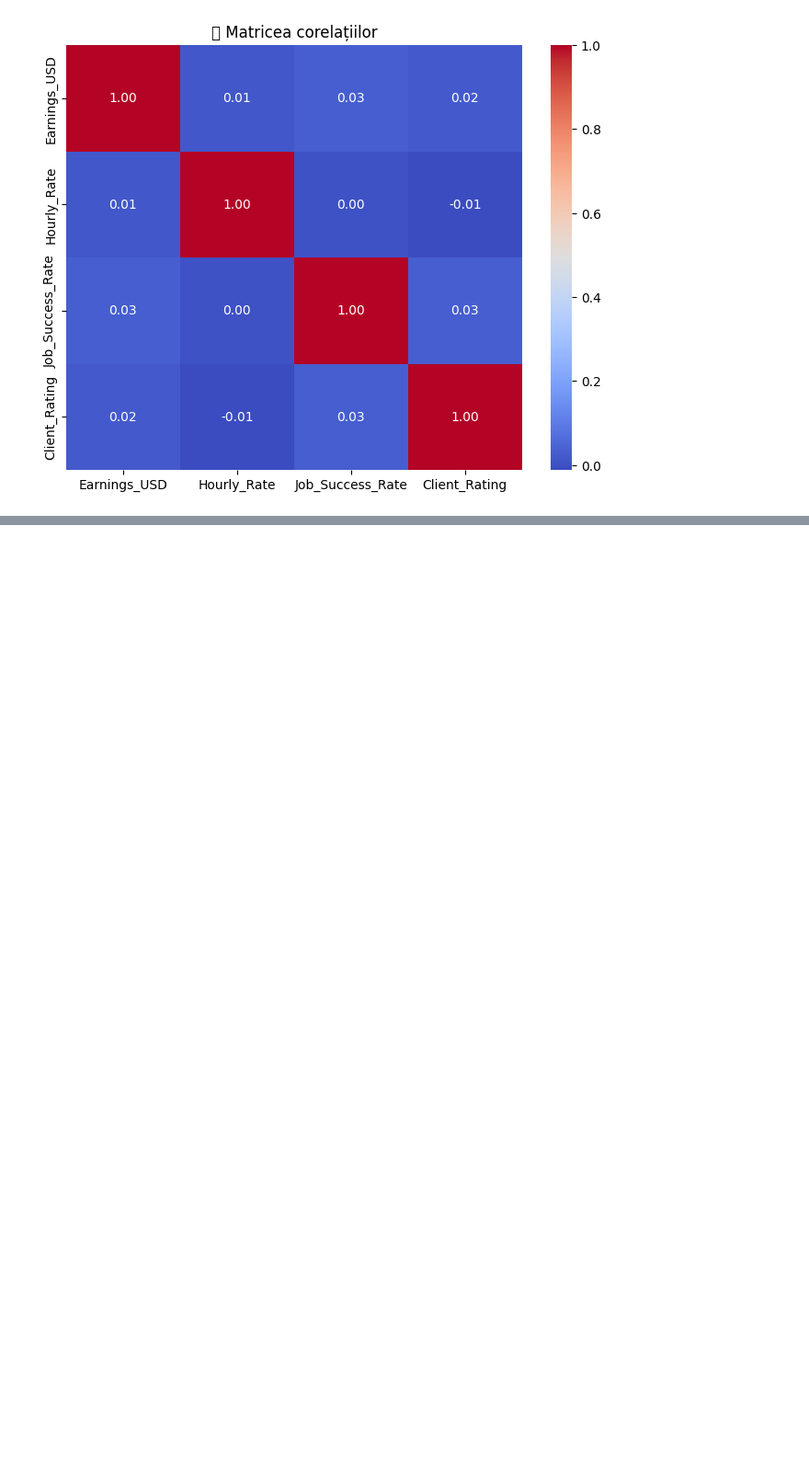
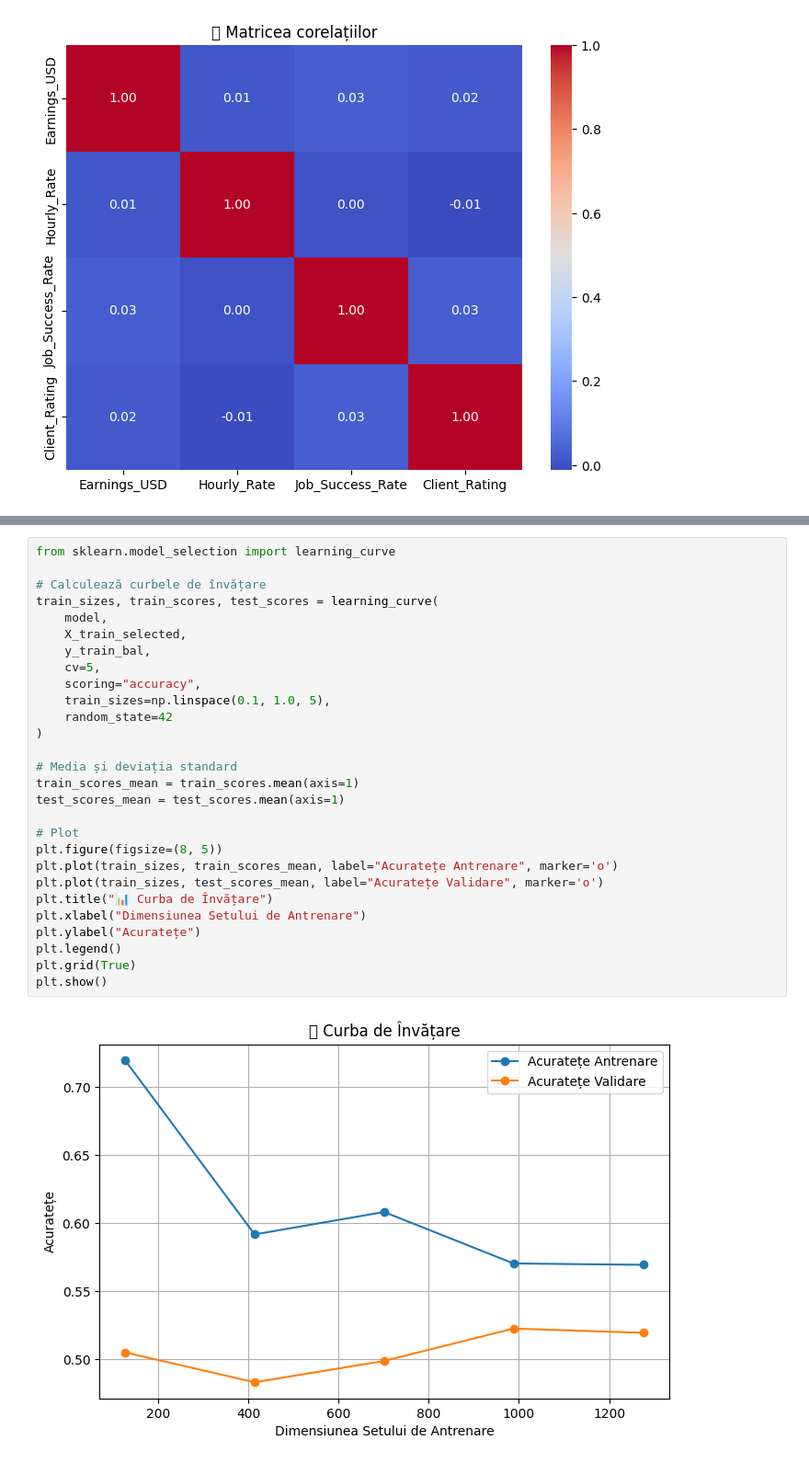
Before and after one commit to nicolaeee/IA---Google-Colab, a Jupyter notebook: IA.ipynb, the cells around one changed output, grey strips where cells are left out. Shown: that part at 92% size. Drawn from its saved outputs; the diff is of its cells as text; blank space fills up the shorter version.

```diff
--- a/IA.ipynb
+++ b/IA.ipynb
@@ -154,0 +345,30 @@ Client_Rating         0.021013    -0.011603          0.029449       1.000000
+# %%
+from sklearn.model_selection import learning_curve
+
+# Calculează curbele de învățare
+train_sizes, train_scores, test_scores = learning_curve(
+    model,
+    X_train_selected,
+    y_train_bal,
+    cv=5,
+    scoring="accuracy",
+    train_sizes=np.linspace(0.1, 1.0, 5),
+    random_state=42
+)
+
+# Media și deviația standard
+train_scores_mean = train_scores.mean(axis=1)
+test_scores_mean = test_scores.mean(axis=1)
+
+# Plot
+plt.figure(figsize=(8, 5))
+plt.plot(train_sizes, train_scores_mean, label="Acuratețe Antrenare", marker='o')
+plt.plot(train_sizes, test_scores_mean, label="Acuratețe Validare", marker='o')
+plt.title("📊 Curba de Învățare")
+plt.xlabel("Dimensiunea Setului de Antrenare")
+plt.ylabel("Acuratețe")
+plt.legend()
+plt.grid(True)
+plt.show()
+# %% [output]
+[figure, added]
```
Also changed, not shown: parts of 16 cells of this notebook.
